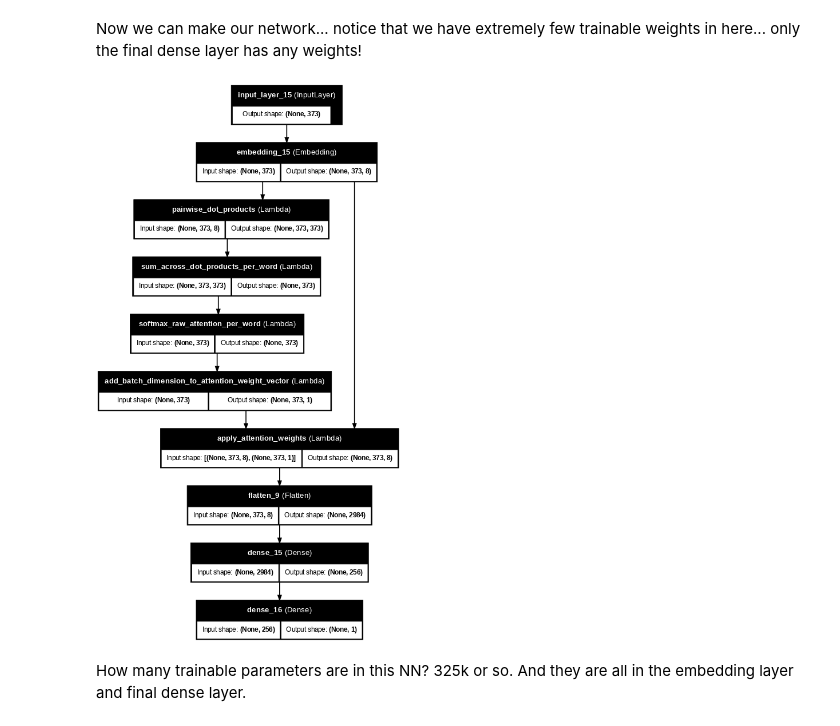
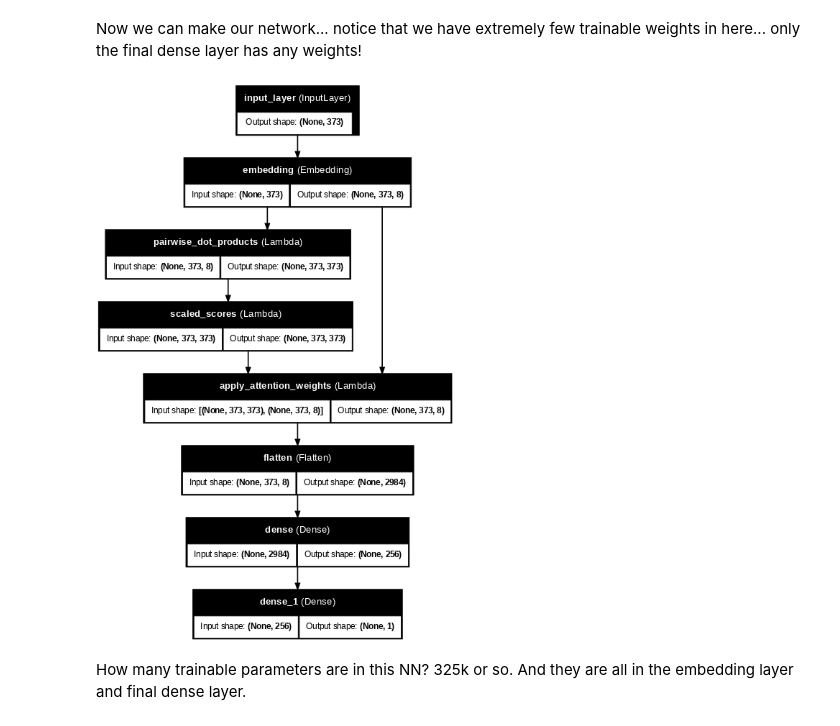
Before and after one commit to gburtch/BA865-2026, a Jupyter notebook: 8_Apr 14/8.1 - Text with Attention.ipynb, the cells around one changed output. Cells and saved outputs as stored; diff of their text form; code cells hidden in the pictures.

```diff
--- a/8_Apr 14/8.1 - Text with Attention.ipynb
+++ b/8_Apr 14/8.1 - Text with Attention.ipynb
@@ -47,43 +47,40 @@ print(processed_text.shape)
 (40432, 373)
 # %% [markdown]
 Now we can make our network... notice that we have extremely few trainable weights in here... only the final dense layer has any weights!
-# %%
-from keras.layers import Flatten, Activation, RepeatVector, Permute, Multiply, Lambda, Dense
-
-
-# Now, let's start specifying our model...
-inputs = keras.layers.Input(shape=[373,]) # We take the sequence of intger encodings as input.
-
-embeds = keras.layers.Embedding(input_dim=20000,output_dim=8)(inputs) # Map integers to 8-dimensional vectors.
-
-# 1. Calculate dot products between all pairs of word embeddings
-dot_products = Lambda(lambda x: tf.matmul(x, x, transpose_b=True),name="pairwise_dot_products")(embeds)  # (batch_size, seq_len, seq_len)
-
-# 2. Sum dot products for each word to get attention scores
-attention_scores = Lambda(lambda x: tf.reduce_sum(x, axis=-1),name="sum_across_dot_products_per_word")(dot_products)  # (batch_size, seq_len)
-
-# 3. Apply softmax to normalize attention scores
-attention_weights = Lambda(lambda x: tf.nn.softmax(x, axis=-1),name="softmax_raw_attention_per_word")(attention_scores)  # (batch_size, seq_len)
-
-# 4. Reshape attention weights for broadcasting
-attention_weights = Lambda(lambda x: tf.expand_dims(x, axis=-1),name="add_batch_dimension_to_attention_weight_vector")(attention_weights)  # (batch_size, seq_len, 1)
-
-# 5. Per focal word (embedding), multiply each embedding in the sequence by its attention weight, then sum all the weighted embeddings together to get the adjusted embedding for the focal word.
-# We do this in parallel for each word in the sequence, shifting / adjusting the embedding vector 'toward' the most relevant *other* words in the seqeunce.
-attention_output = Lambda(lambda x: x[0] * x[1],name="apply_attention_weights")([embeds, attention_weights])  # (batch_size, seq_len, embedding_dim)
-
-flatten = layers.Flatten()(attention_output)
-
-hidden = keras.layers.Dense(256, activation="sigmoid")(flatten)
-
-outputs = keras.layers.Dense(1, activation="sigmoid")(hidden)
-
-model = keras.Model(inputs,outputs)
-model.compile(optimizer="adam",loss="binary_crossentropy",metrics=['accuracy'])
-
-keras.utils.plot_model(model,show_shapes=True,dpi=60,show_layer_names=True)
-# %% [output]
-[figure, removed]
+# %%
+from keras.layers import Flatten, Activation, RepeatVector, Permute, Multiply, Lambda, Dense
+
+# Now, let's start specifying our model...
+inputs = keras.layers.Input(shape=[373,]) # We take the sequence of intger encodings as input.
+
+# Get embeddings of tokens.
+embeds = keras.layers.Embedding(input_dim=20000,output_dim=8)(inputs) # (batch_size, seq_length, embedding_dim)
+
+# 1. Attention scores = dot products between each embedding with each other embedding.
+# This operation produces a 373 x 373 matrix of dot products (scalars), reflecting each token's similarity to each other token in the sequence.
+scores = Lambda(lambda x: tf.matmul(x, x, transpose_b=True),name="pairwise_dot_products")(embeds)  # (batch_size, seq_len, seq_len)
+
+# 2. Softmax the scores per input word, so the attention weights for a given focal word's 'attention' to all other embeddings / tokens sum to 1 and and are all less than 1.
+norm_scores = Lambda(lambda x: tf.nn.softmax(x, axis=-1),name="scaled_scores")(scores) # (batch_size, seq_len, seq_len)
+
+# 3. Apply the scaled scores to the original input embeddings (the 'values')
+# For a given focal token / embedding, i, we multiply the attention weights (373 scalar values) that reflect the similarity between the focal token adn each of the other tokens in the sequence.
+# This leaves us with 373 'scaled' / transformed embeddings.
+# We then add those 373 8d embeddings up, and that yields 1 8d embedding, the attended version of token i.
+attention_output = attention_output = Lambda(lambda x: tf.matmul(x[0], x[1]), name="apply_attention_weights")([norm_scores, embeds])  # (batch_size, seq_len, embedding_dim)
+
+flatten = layers.Flatten()(attention_output)
+
+hidden = keras.layers.Dense(256, activation="sigmoid")(flatten)
+
+outputs = keras.layers.Dense(1, activation="sigmoid")(hidden)
+
+model = keras.Model(inputs,outputs)
+model.compile(optimizer="adam",loss="binary_crossentropy",metrics=['accuracy'])
+
+keras.utils.plot_model(model,show_shapes=True,dpi=60,show_layer_names=True)
+# %% [output]
+[figure, added]
 # %% [markdown]
 How many trainable parameters are in this NN? 325k or so. And they are all in the embedding layer and final dense layer.
 # %%
```
Also changed, not shown: parts of 4 cells of this notebook, 4 other files.
